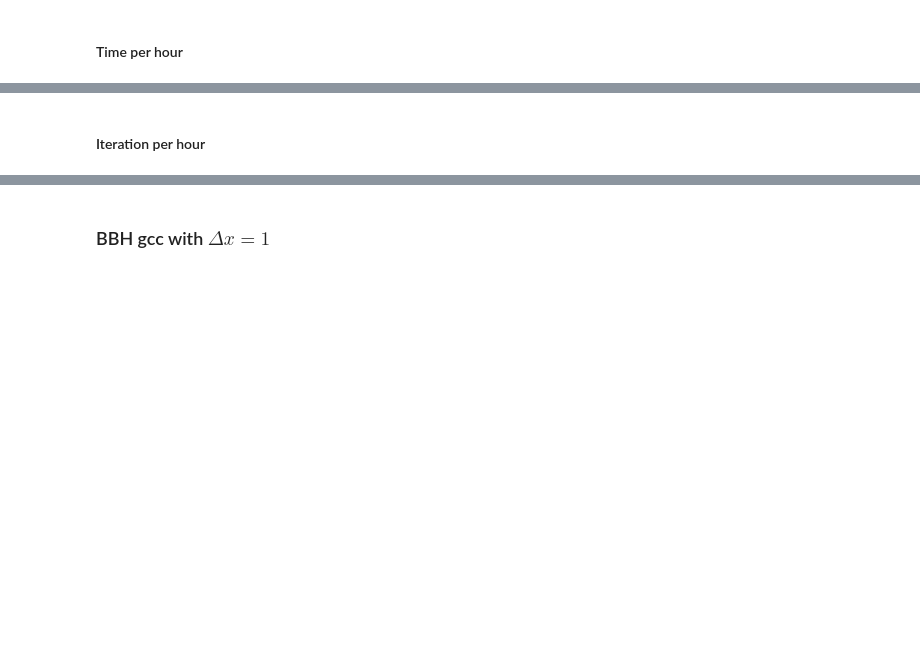
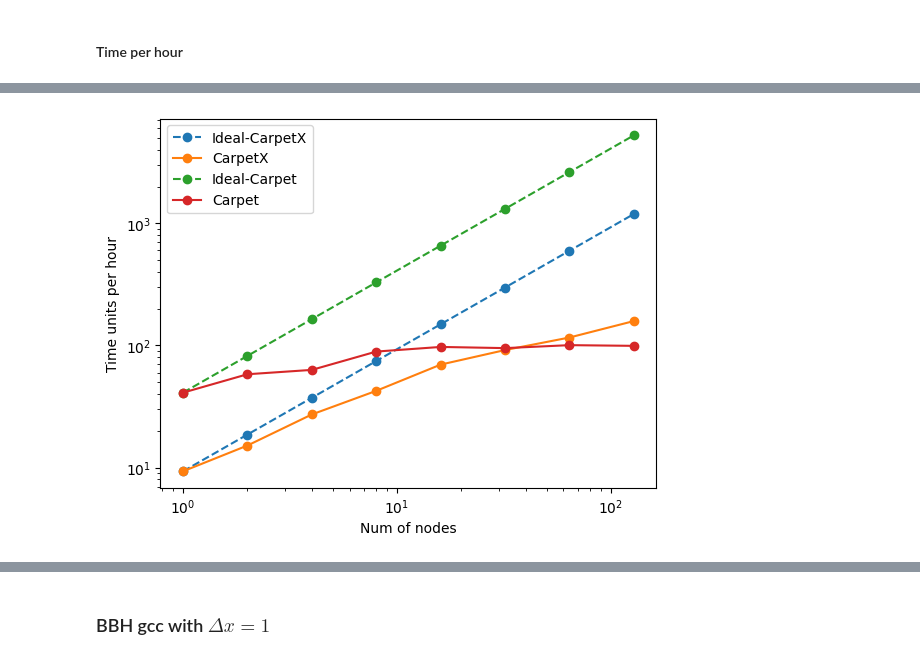
Before and after one commit to lwJi/Docs-CarpetX-Public, a Jupyter notebook: ipynb/plots/Scaling/Strong_CPU.ipynb, the cells around one changed output, grey strips where cells are left out. Drawn from its saved outputs; the diff is of its cells as text; code cells hidden in the pictures; blank space fills up the shorter version.

```diff
--- a/ipynb/plots/Scaling/Strong_CPU.ipynb
+++ b/ipynb/plots/Scaling/Strong_CPU.ipynb
@@ -218,3 +218,4 @@ plot_scaling(pt.ScalingSet(data_OMP28_CarpetX), pt.ScalingSet(data_OMP28_Carpet_
 # %%
-plot_scaling(pt.ScalingSet(data_OMP28_CarpetX), pt.ScalingSet(data_OMP28_Carpet), figName='Scaling_BBH_OMP28_dx2.pdf')
+plot_scaling(pt.ScalingSet(data_OMP28_CarpetX), pt.ScalingSet(data_OMP28_Carpet))
+#plt.savefig('Scaling_BBH_OMP28_dx2.pdf', bbox_inches='tight')
 # %% [output]
@@ -222,2 +222 @@ plot_scaling(pt.ScalingSet(data_OMP28_CarpetX), pt.ScalingSet(data_OMP28_Carpet)
+[figure, added]
-# %% [markdown]
-#### Iteration per hour
```
Also changed, not shown: parts of 9 cells of this notebook.
